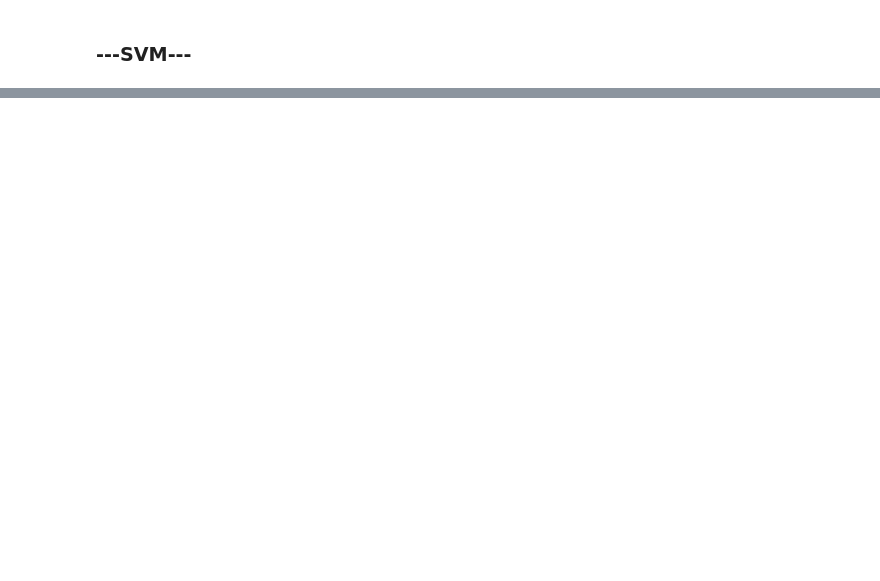
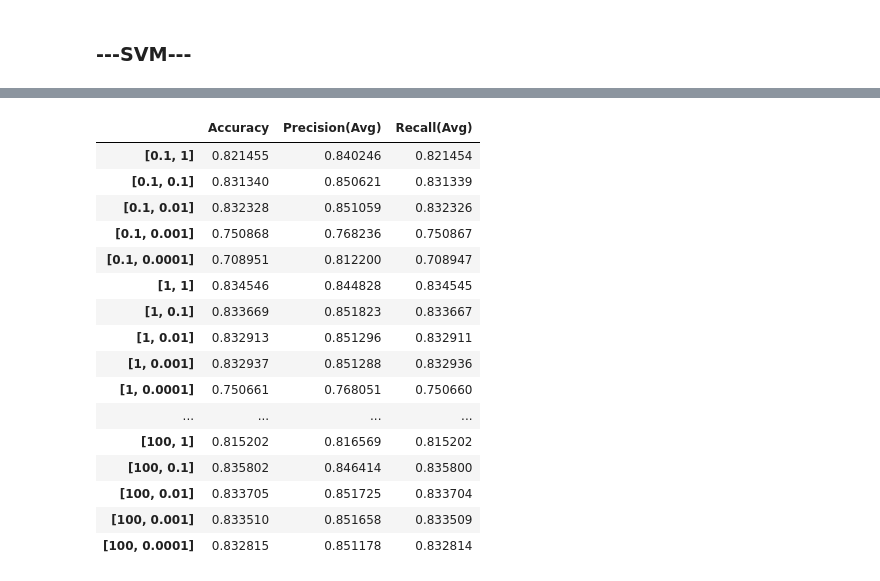
Before and after one commit to Tip-Toes/Predictive-analytics-in-bank-loans-granting, a Jupyter notebook: feature_selection/Univariante ROC_AUC/Qualitative deleted/Continuous deleted/Balancing_Undersampling_Tomeklinks/Logistic normalised/Training Models/SVM.ipynb, the cells around one changed output, grey strips where cells are left out. Drawn from its saved outputs; the diff is of its cells as text; code cells hidden in the pictures; blank space fills up the shorter version.

```diff
--- a/feature_selection/Univariante ROC_AUC/Qualitative deleted/Continuous deleted/Balancing_Undersampling_Tomeklinks/Logistic normalised/Training Models/SVM.ipynb
+++ b/feature_selection/Univariante ROC_AUC/Qualitative deleted/Continuous deleted/Balancing_Undersampling_Tomeklinks/Logistic normalised/Training Models/SVM.ipynb
@@ -8,7 +11,7 @@ from sklearn.metrics import make_scorer, recall_score,precision_score, confusion
 import matplotlib.pyplot as plt
 import numpy as np
 # %%
-data= pd.read_csv('../logis_norm.csv')
+data= pd.read_csv('../z_norm.csv')
 # %% [markdown]
 ### split data en X et Y
 # %%
@@ -110 +187,21 @@ df.to_excel(writer, 'SVM_Log')
 writer.save()
+# %%
+df
+# %% [output]
+|  | Accuracy | Precision(Avg) | Recall(Avg) |
+| [0.1, 1] | 0.821455 | 0.840246 | 0.821454 |
+| [0.1, 0.1] | 0.831340 | 0.850621 | 0.831339 |
+| [0.1, 0.01] | 0.832328 | 0.851059 | 0.832326 |
+| [0.1, 0.001] | 0.750868 | 0.768236 | 0.750867 |
+| [0.1, 0.0001] | 0.708951 | 0.812200 | 0.708947 |
+| [1, 1] | 0.834546 | 0.844828 | 0.834545 |
+| [1, 0.1] | 0.833669 | 0.851823 | 0.833667 |
+| [1, 0.01] | 0.832913 | 0.851296 | 0.832911 |
+| [1, 0.001] | 0.832937 | 0.851288 | 0.832936 |
+| [1, 0.0001] | 0.750661 | 0.768051 | 0.750660 |
+| ... | ... | ... | ... |
+| [100, 1] | 0.815202 | 0.816569 | 0.815202 |
+| [100, 0.1] | 0.835802 | 0.846414 | 0.835800 |
+| [100, 0.01] | 0.833705 | 0.851725 | 0.833704 |
+| [100, 0.001] | 0.833510 | 0.851658 | 0.833509 |
+| [100, 0.0001] | 0.832815 | 0.851178 | 0.832814 |
```
Also changed, not shown: parts of 11 cells of this notebook, 11 other files.
